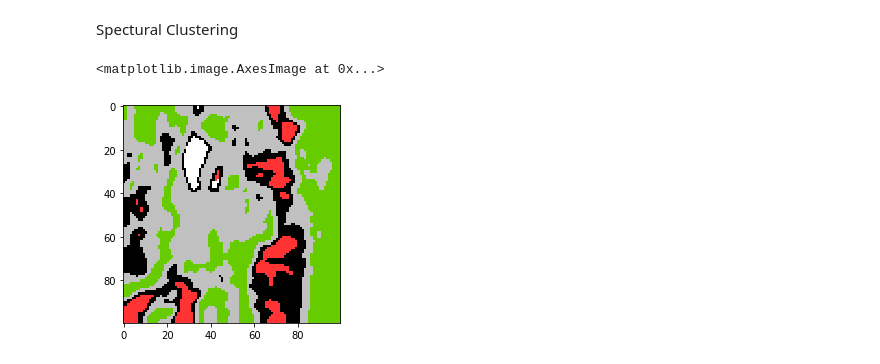
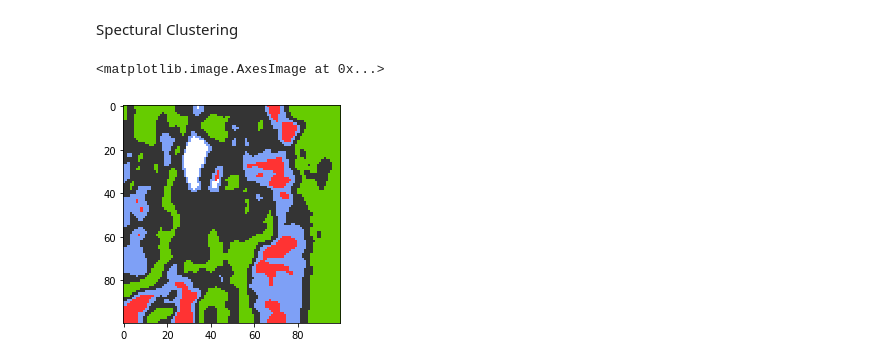
Before and after one commit to amikha33/8-puzzle-AI-, a Jupyter notebook: Image_Segmentation.ipynb, the cells around one changed output. Cells and saved outputs as stored; diff of their text form; code cells hidden in the pictures.

```diff
--- a/Image_Segmentation.ipynb
+++ b/Image_Segmentation.ipynb
@@ -481,15 +481,15 @@ for row in distance_matrix:
 # %%
 affinity = np.array(affinity)
 affinity=affinity.reshape(10000,10000)
 clustering = SpectralClustering(n_clusters=5, assign_labels="discretize", affinity="precomputed").fit(affinity)
 
-colors = [[192,192,192],[0,0,0],[255,255,255],[255,51,51],[102,204,0],[0,255,255],[96,96,96],[51,51,255],[204,255,255],[200,200,200],[100,100,100]]
+colors = [[52,52,52],[126, 160, 246],[255,255,255],[255,51,51],[102,204,0],[0,255,255],[173, 236, 135],[51,51,255],[126, 0, 151],[200,200,200],[100,100,100]]
 newImage = []
 for k in range(0,10000):
   newImage.append(colors[clustering.labels_[k]])
 
 newImage=np.array(newImage).reshape(100,100,3)
 plt.imshow(newImage)
 # %% [output]
 <matplotlib.image.AxesImage at 0x...>
-[figure, old version]
+[figure, new version]
```
